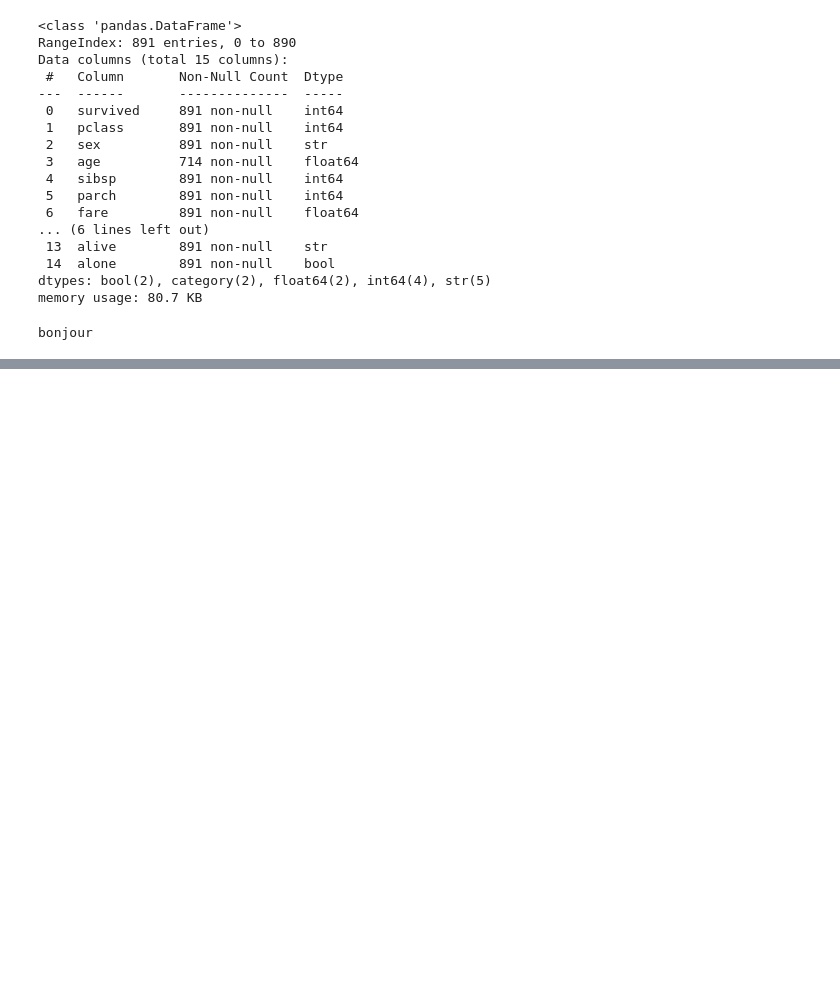
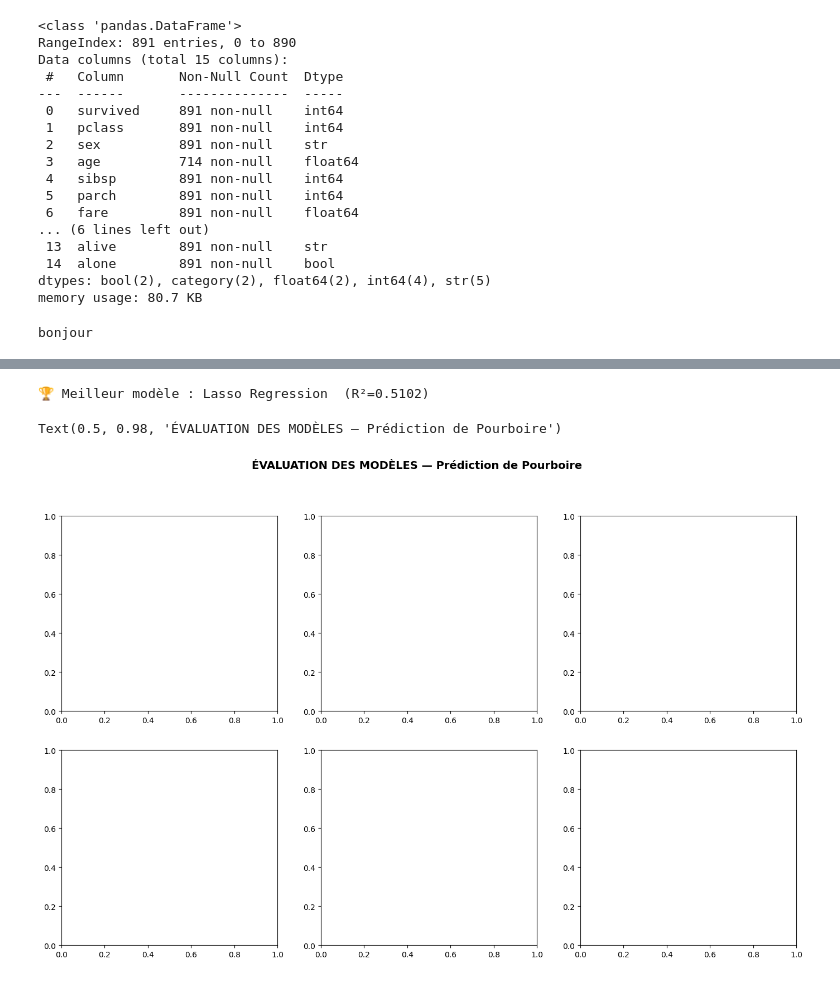
Before and after one commit to TanouDiallo/data-analysis, a Jupyter notebook: mean.ipynb, the cells around one changed output, grey strips where cells are left out. Cells and saved outputs as stored; diff of their text form; code cells hidden in the pictures; blank space fills up the shorter version.

```diff
--- a/mean.ipynb
+++ b/mean.ipynb
@@ -59,0 +191,32 @@ bonjour
+# %%
+sclaer = StandardScaler()
+x_train_scaled = sclaer.fit_transform(x_train)
+x_test_scaled  = sclaer.transform(x_test)
+# %%
+models = {
+    "Linear Regression": LinearRegression(),
+    "Ridge Regression": Ridge(alpha=1.0),
+    "Lasso Regression": Lasso(alpha=0.1),
+    "Decision Tree": DecisionTreeRegressor(random_state=42),
+    "Random Forest": RandomForestRegressor(n_estimators=100, random_state=42),
+    "Gradient Boosting": GradientBoostingRegressor(n_estimators=100, random_state=42)
+}
+# %%
+resutlats = {}
+for name, model in models.items():
+    model.fit(x_train_scaled, y_train)
+    y_pred = model.predict(x_test_scaled)
+
+    mae = mean_absolute_error(y_test, y_pred)
+    mse = mean_squared_error(y_test, y_pred)
+    r2  = r2_score(y_test, y_pred)
+    cv   = cross_val_score(model, x_train_scaled, y_train, cv=5, scoring="r2").mean()
+
+    resutlats[name] = {
+        "modele": model,
+        "y_pred": y_pred,
+        "MAE": mae,
+        "R²": r2,
+        "CV_R²": cv
+    }
+    print(f"\n  ✅ {name} : MAE={mae:.2f}, MSE={mse:.2f}, R²={r2:.2f}")
@@ -59,0 +235,13 @@ bonjour
+# %%
+meilleur = max(resutlats, key=lambda k: resutlats[k]["R²"])
+print(f"🏆 Meilleur modèle : {meilleur}  (R²={resutlats[meilleur]['R²']:.4f})")
+
+COULEURS_M = ["#3498db","#e67e22","#e74c3c","#9b59b6","#2ecc71","#1abc9c"]
+
+fig, axes = plt.subplots(2, 3, figsize=(17, 10))
+fig.suptitle("ÉVALUATION DES MODÈLES — Prédiction de Pourboire",
+             fontsize=14, fontweight="bold")
+# %% [output]
+🏆 Meilleur modèle : Lasso Regression  (R²=0.5102)
+Text(0.5, 0.98, 'ÉVALUATION DES MODÈLES — Prédiction de Pourboire')
+[figure, added]
```
Also changed, not shown: parts of 15 cells of this notebook.
